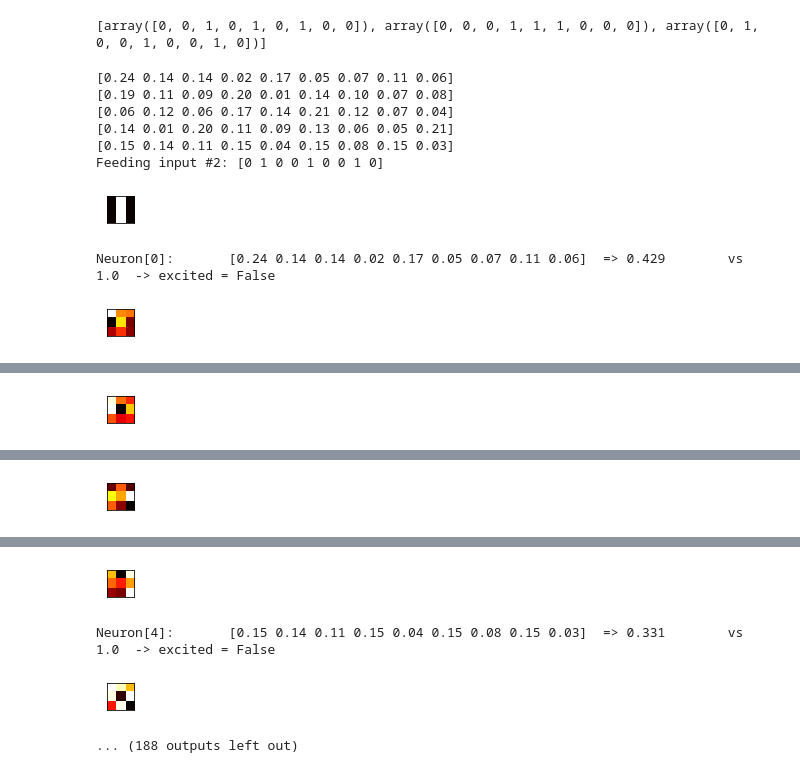
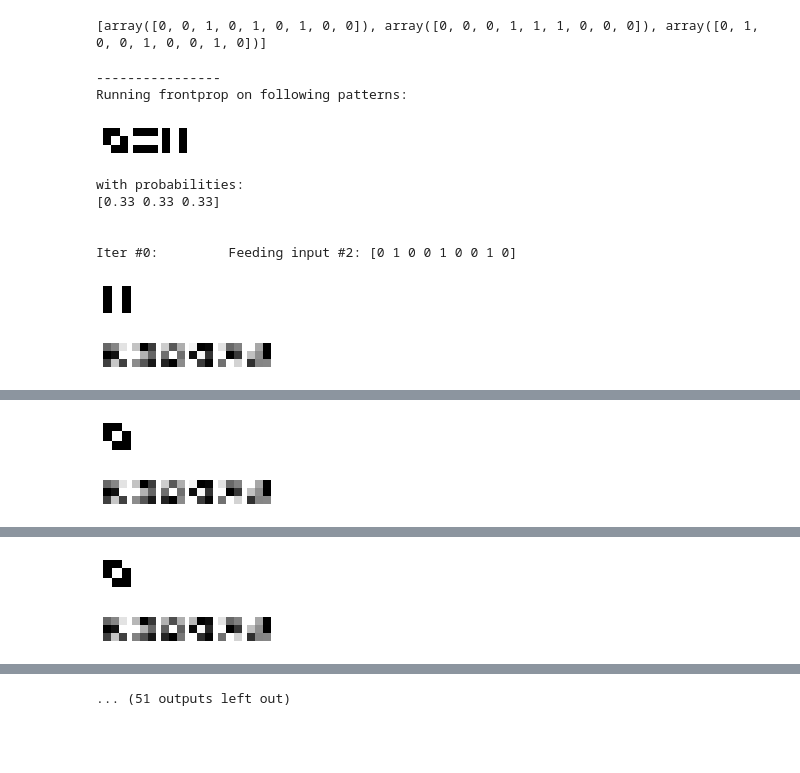
Before and after one commit to rohrl/frontprop, a Jupyter notebook: frontprop.ipynb, the cells around one changed output, grey strips where cells are left out. Cells and saved outputs as stored; diff of their text form; code cells hidden in the pictures; blank space fills up the shorter version.

Commit message:
Better plots, some comments

```diff
--- a/frontprop.ipynb
+++ b/frontprop.ipynb
@@ -78,6 +84,9 @@ for p in patterns:
 # %%
-for i in range(len(patterns)):
-    print(f"pattern #{i}, prob {probs[i]}:")
-    print(patterns[i])
-    print('--------')
+plot_matrix(*patterns)
+print(probs)
+
+# for i in range(len(patterns)):
+#     print(f"pattern #{i}, prob {probs[i]}:")
+#     print(patterns[i])
+#     print('--------')
 # %% [output]
@@ -104 +145,21 @@ print(inputs)
+# %%
+class Layer:
+
+    def __init__(self, size):
+        self.size = size
+        self.neurons = []
+        for i in range(size):
+            self.neurons.append(Neuron(i))
+
+    def forward(self, data):
+        self.outputs = []
+        for i in range(self.size):
+            out = self.neurons[i].forward(data)
+            self.outputs.append(out)
+        print(f"Layer outputs: {self.outputs}")
+
+        return self.outputs
+
+    def draw(self):
+        plot_matrix(*[n.W for n in self.neurons])
 # %%
@@ -170,22 +169,30 @@ class Layer:
 # %%
 ITERS = 200
+NEURONS = len(patterns) * 2 # 10
 
-layer = Layer(5)
+layer = Layer(NEURONS)
+
+print("\n----------------\nRunning frontprop on following patterns:")
+plot_matrix(*patterns)
+print(f"with probabilities:\n{probs}\n\n")
 
 for i in range(ITERS):
     input_idx = choose_input_idx(i)
     input = inputs[input_idx]
-    print(f"Feeding input #{input_idx}: {input}")
-    plot(input)
+    print(f"Iter #{i}:\t Feeding input #{input_idx}: {input}")
+    if i % 10 == 0:
+        plot_matrix(input)
+        layer.draw()
 
     layer.forward(input)
 # %% [output]
-[0.24 0.14 0.14 0.02 0.17 0.05 0.07 0.11 0.06]
-[0.19 0.11 0.09 0.20 0.01 0.14 0.10 0.07 0.08]
-[0.06 0.12 0.06 0.17 0.14 0.21 0.12 0.07 0.04]
-[0.14 0.01 0.20 0.11 0.09 0.13 0.06 0.05 0.21]
-[0.15 0.14 0.11 0.15 0.04 0.15 0.08 0.15 0.03]
-Feeding input #2: [0 1 0 0 1 0 0 1 0]
+----------------
+Running frontprop on following patterns:
-[figure, old version]
+[figure, new version]
-Neuron[0]:       [0.24 0.14 0.14 0.02 0.17 0.05 0.07 0.11 0.06]  => 0.429        vs 1.0  -> excited = False
+with probabilities:
+[0.33 0.33 0.33]
+
+
+Iter #0:         Feeding input #2: [0 1 0 0 1 0 0 1 0]
-[figure, old version]
+[figure, new version]
+[figure, new version]
@@ -193 +216,2 @@ Neuron[1]:       [0.19 0.11 0.09 0.20 0.01 0.14 0.10 0.07 0.08]  => 0.191
-[figure, old version]
+[figure, new version]
+[figure, new version]
@@ -195 +235,2 @@ Neuron[2]:       [0.06 0.12 0.06 0.17 0.14 0.21 0.12 0.07 0.04]  => 0.339
-[figure, old version]
+[figure, new version]
+[figure, added]
@@ -197,4 +254 @@ Neuron[3]:       [0.14 0.01 0.20 0.11 0.09 0.13 0.06 0.05 0.21]  => 0.153
-[figure, old version]
-Neuron[4]:       [0.15 0.14 0.11 0.15 0.04 0.15 0.08 0.15 0.03]  => 0.331        vs 1.0  -> excited = False
+... (51 outputs left out)
-[figure, old version]
-... (188 outputs left out)
```
Also changed, not shown: parts of 13 cells of this notebook.
